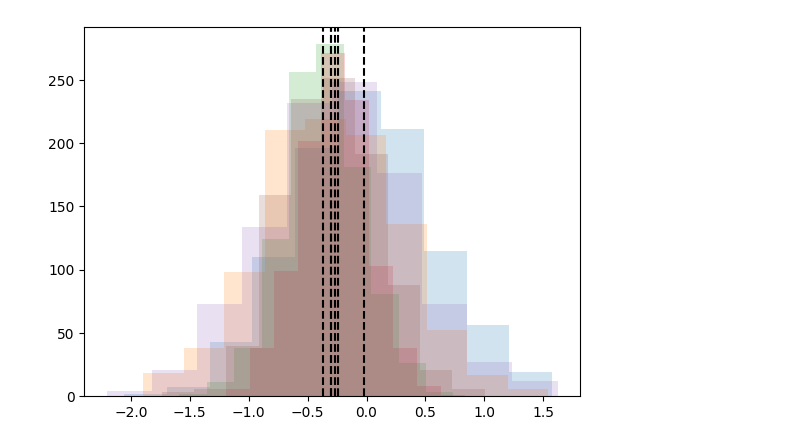
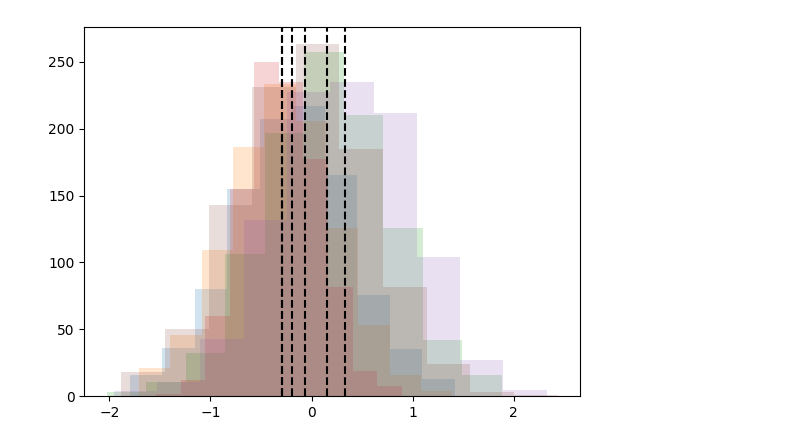
Before and after one commit to BasisResearch/cities, a Jupyter notebook: docs/experimental_notebooks/zoning/zoning_model.ipynb, the cells around one changed output. Cells and saved outputs as stored; diff of their text form; code cells hidden in the pictures.

```diff
--- a/docs/experimental_notebooks/zoning/zoning_model.ipynb
+++ b/docs/experimental_notebooks/zoning/zoning_model.ipynb
@@ -250,11 +28,25 @@ continuous = {"parcel_area": parcel_area} #, "parcel_area2": parcel_area} #with
+# %%
+zoning_data_path = os.path.join(root, "data/minneapolis/processed/zoning_dataset.pt")
+
+zoning_dataset_read = torch.load(zoning_data_path)
+
+zoning_loader = DataLoader(
+    zoning_dataset_read, batch_size=len(zoning_dataset_read), shuffle=True
+)
+
+data = next(iter(zoning_loader))
+
+kwarg_names = {
+    "categorical": ["limit_id", "neighborhood_id"],
+    "continuous": {"parcel_area"},
+    "outcome": "housing_units",
+}
+
+data_selected = select_from_data(data, kwarg_names)
 # %%
-linear_model = SimpleLinear(categorical, continuous, outcome)
-model_kwargs = {"categorical": categorical, "continuous": continuous, "outcome": outcome}
-
-#linear_model = condition(linear_model, data = {"outcome_observed": outcome})
-
+linear_model = SimpleLinear(**data_selected)
 
 guide = run_svi_inference(
-    linear_model, n_steps=n_steps, lr=0.01, verbose=True, **model_kwargs
+    linear_model, n_steps=n_steps, lr=0.01, verbose=True, **data_selected
 )
 # %% [output]
@@ -279,7 +71,9 @@ guide = run_svi_inference(
 # %%
-predictive = Predictive(linear_model, guide=guide, num_samples=num_samples, parallel=True)
+predictive = Predictive(
+    linear_model, guide=guide, num_samples=num_samples, parallel=True
+)
 
-samples = predictive(categorical, continuous, outcome)
+samples = predictive(**data_selected)
 # %%
 samples.keys()
 
@@ -330,12 +102,12 @@ plt.show()
 # %%
-neighborhood_id_samples = samples['weights_categorical_neighborhood_id'].squeeze()
+neighborhood_id_samples = samples["weights_categorical_neighborhood_id"].squeeze()
 neighborhood_id_samples.shape
 
-for i in [1,4,5, 23, 52, 65]:
+for i in [1, 4, 5, 23, 52, 60]:
     plt.hist(neighborhood_id_samples[:, i], alpha=0.2)
-    plt.axvline(neighborhood_id_samples[:, i].mean(), color='black', linestyle='--')
+    plt.axvline(neighborhood_id_samples[:, i].mean(), color="black", linestyle="--")
 
 plt.show()
 # %% [output]
-[figure, old version]
+[figure, new version]
 # %%
```
Also changed, not shown: parts of 18 cells of this notebook, 7 other files.
